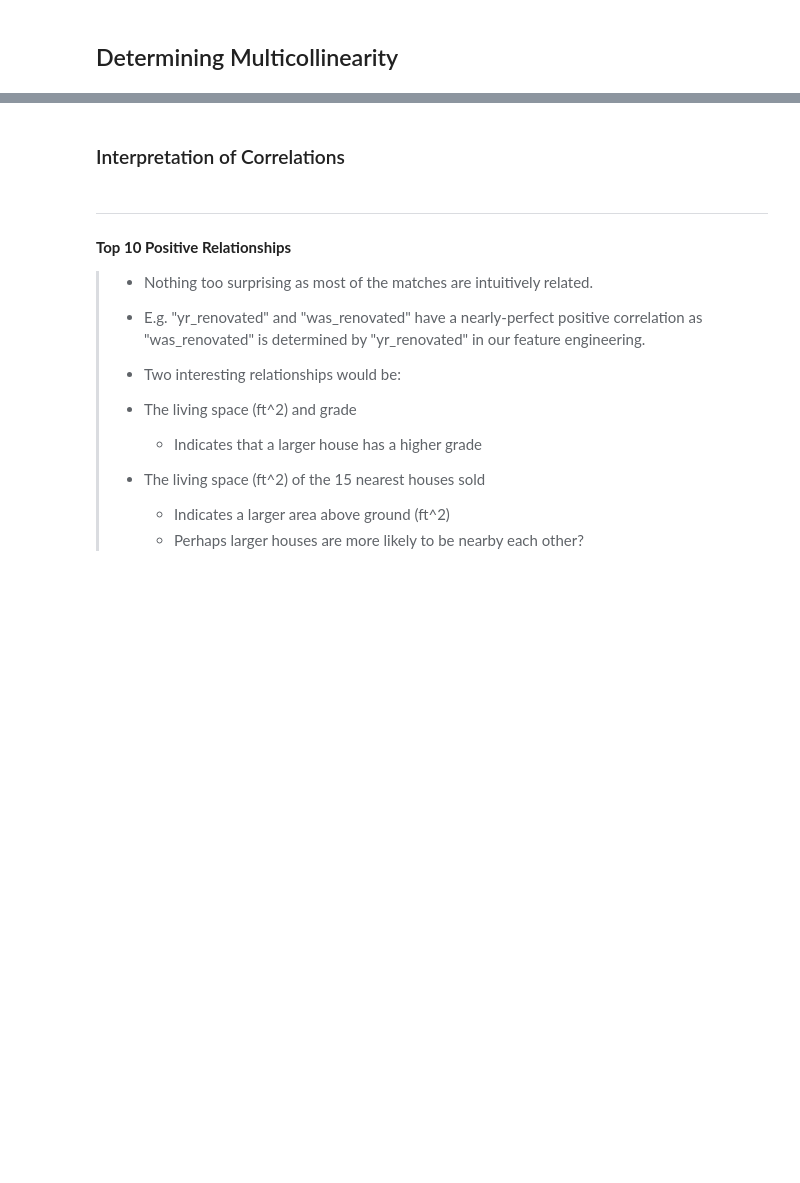
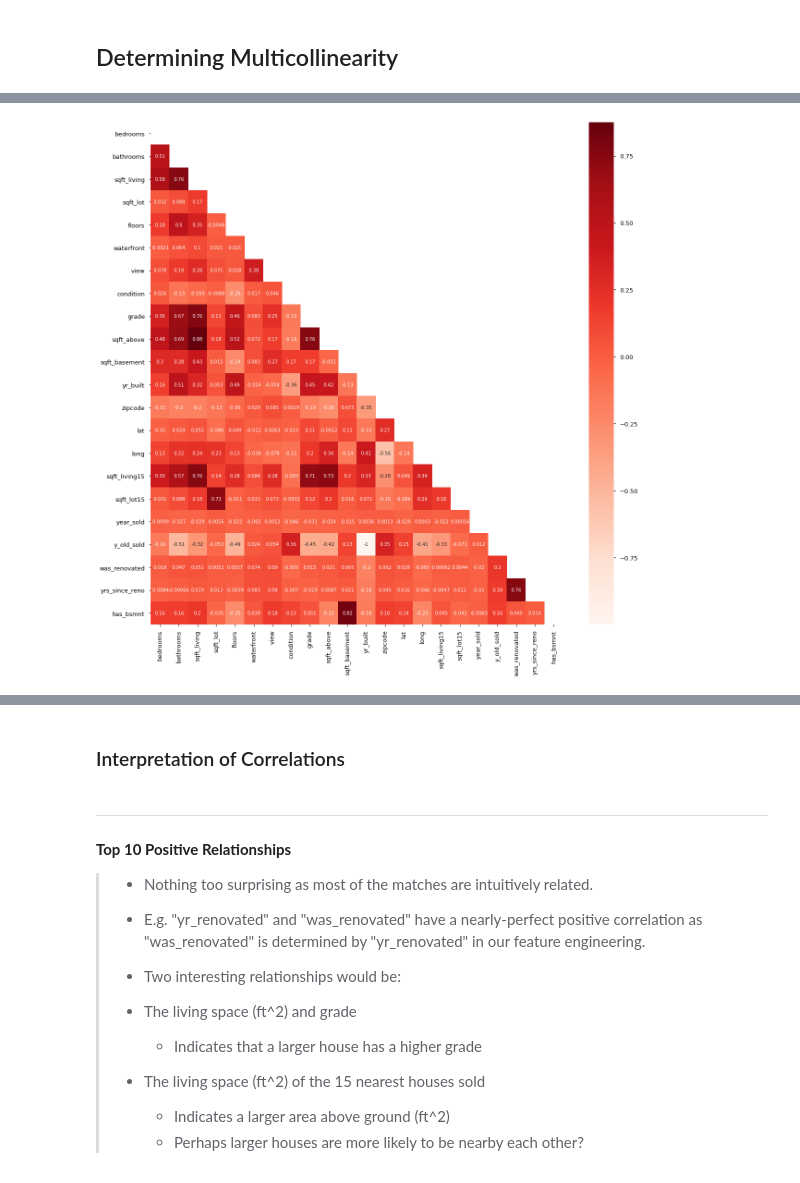
Before and after one commit to BenJMcCarty/BMC_KC_Housing_P2Project_v2, a Jupyter notebook: P2Pv2_now_w_pipes.ipynb, the cells around one changed output, grey strips where cells are left out. Cells and saved outputs as stored; diff of their text form; code cells hidden in the pictures; blank space fills up the shorter version.

```diff
--- a/P2Pv2_now_w_pipes.ipynb
+++ b/P2Pv2_now_w_pipes.ipynb
@@ -1377,5 +1023,7 @@ corr.round(2)
 # %%
-corr_val(df.drop('price',axis=1), figsize=(20,20));
+corr_val(df.drop(['price','yr_renovated'],axis=1), figsize=(20,20));
+# %% [output]
+[figure, added]
 # %%
 ## Correlation results ignoring duplicate values
 ## Except for "was_renovated", which shows a perfect relationship to itself
```
Also changed, not shown: parts of 47 cells of this notebook.
